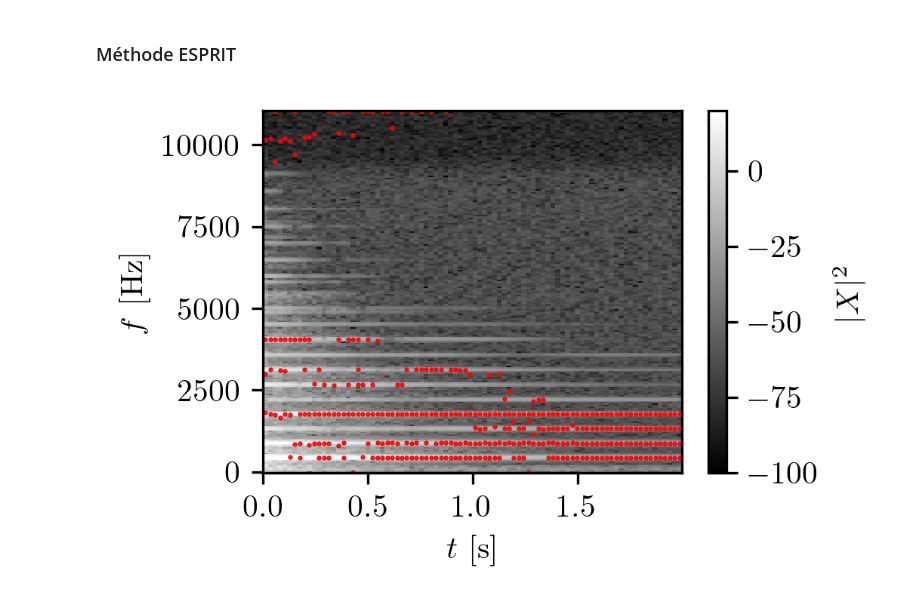
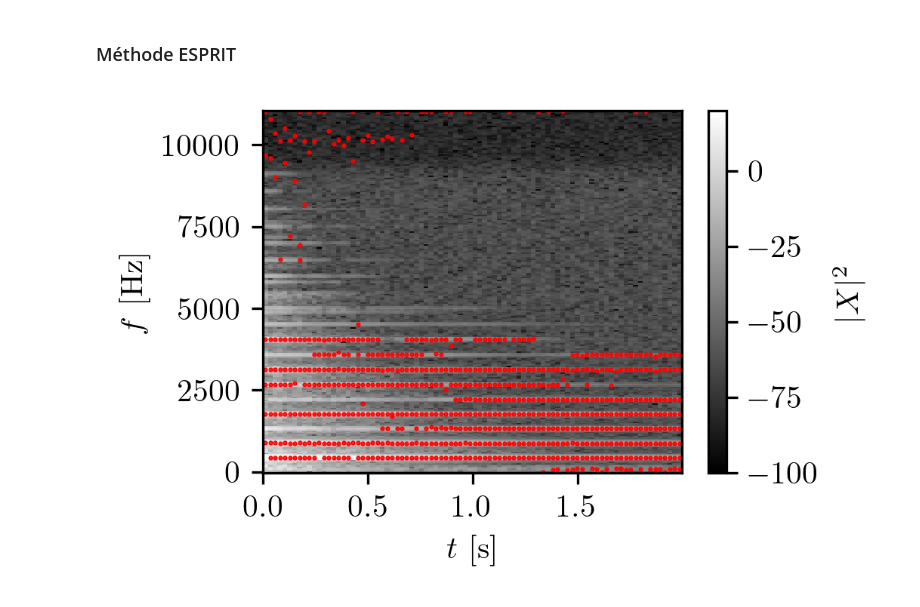
Before and after one commit to peladeaucome/ATIAM-PAM-AnalyseInstruments, a Jupyter notebook: Notebooks/come_HN.ipynb, the cells around one changed output. Cells and saved outputs as stored; diff of their text form; code cells hidden in the pictures.

```diff
--- a/Notebooks/come_HN.ipynb
+++ b/Notebooks/come_HN.ipynb
@@ -69,7 +69,7 @@ plt.show()
 # %% [markdown]
 ## Whitening the noise
 # %%
-rankFilter_bins = 21
+rankFilter_bins = 51
 rankFilter_rank = .3
 
 n_fft = 512
@@ -93,7 +93,7 @@ print(f'sample rate : {sr_hz}')
 sample rate : 22050
 # %%
 window_type = 'hann'
-xWhitened = whiten_stft(
+xWhitened, ARFilters = whiten_signal(
     x = x,
     n_fft = n_fft,
     hop_length = hop_length,
@@ -159,23 +165,23 @@ plt.show()
 # %%
 from HN_decomposition.Subspace.ESPRIT import *
 
-num_poles = 8
+num_poles = 16
 
 plt.figure(figsize = figsize, dpi = dpi)
 plt.pcolormesh(t_list, f_list, dB20(x_stft), cmap = cmap, vmax = 20, vmin = -100, rasterized=True)
 
 
 for i in range(np.shape(xWhitened)[1]):
     poles, complexAmp, Lambda = ESPRIT(xWhitened[:,i], num_poles = num_poles)
     freqs = np.sort(sr_hz/(2*np.pi)*np.angle(poles))[num_poles//2:]
     plt.plot(np.ones(num_poles//2)*t_list[i], freqs, 'r.', markersize = 1)
 
 plt.xlabel("$t$ [s]")
 plt.ylabel("$f$ [Hz]")
 plt.colorbar(label = '$|X|^2$')
 plt.tight_layout()
 #plt.savefig(fname = os.path.join("..", "..", "PAM_overleaf", "Notes", "HR", "Figures", "input_stft.pdf"), dpi = dpi, bbox_inches = "tight", format = "pdf")
 plt.show()
 plt.close()
 # %% [output]
-[figure, old version]
+[figure, new version]
```
Also changed, not shown: parts of 2 cells of this notebook, 1 other file.
